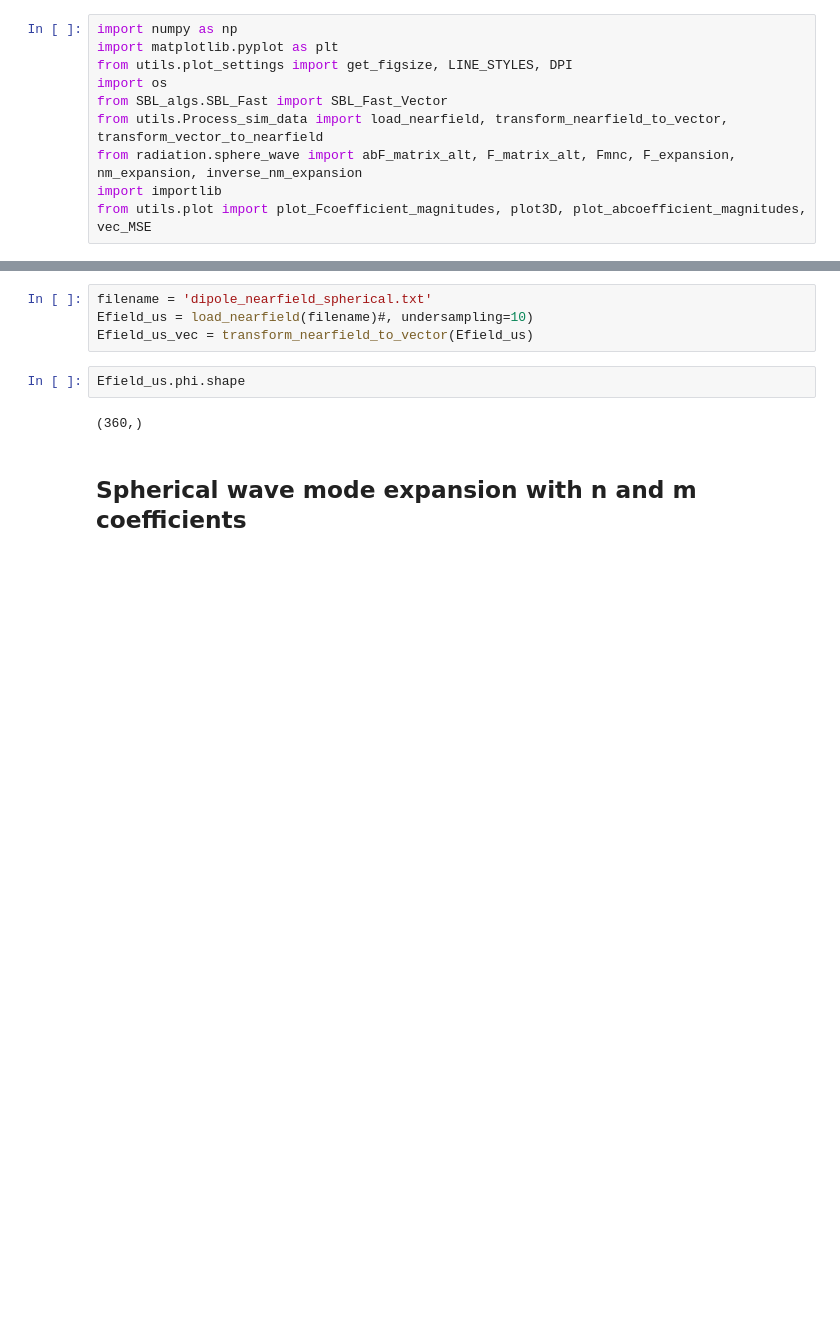
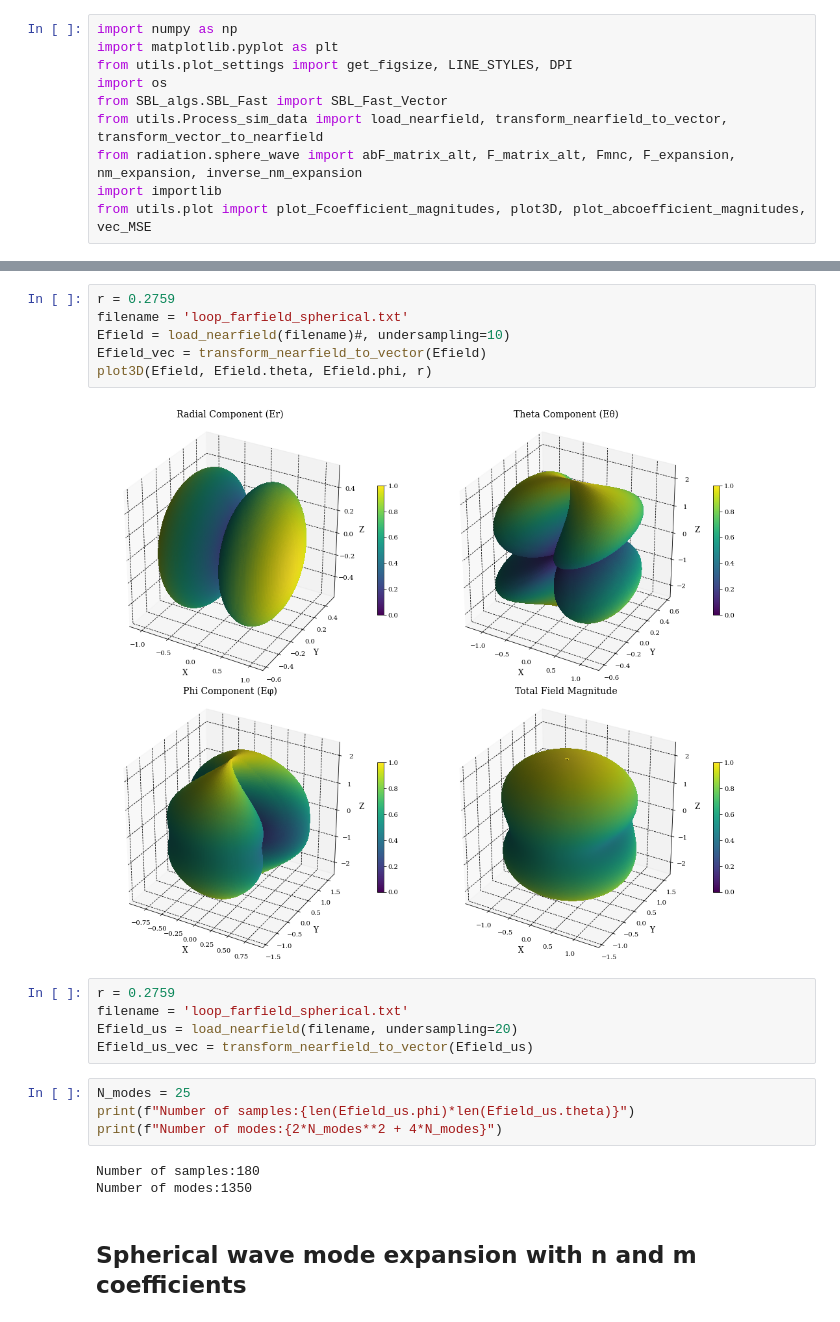
Before and after one commit to JonasThalmeier/Compressive-Sensing-for-Radiation-Patterns, a Jupyter notebook: Code/SBL_on_sim.ipynb, the cells around one changed output, grey strips where cells are left out. Drawn from its saved outputs; the diff is of its cells as text; blank space fills up the shorter version.

```diff
--- a/Code/SBL_on_sim.ipynb
+++ b/Code/SBL_on_sim.ipynb
@@ -16,11 +64,23 @@ filename = 'dipole_nearfield_spherical.txt'
+# %%
+r = 0.2759
+filename = 'loop_farfield_spherical.txt'
+Efield = load_nearfield(filename)#, undersampling=10)
+Efield_vec = transform_nearfield_to_vector(Efield)
+plot3D(Efield, Efield.theta, Efield.phi, r)
+# %% [output]
+[figure, added]
 # %%
-filename = 'dipole_nearfield_spherical.txt'
-Efield_us = load_nearfield(filename)#, undersampling=10)
+r = 0.2759
+filename = 'loop_farfield_spherical.txt'
+Efield_us = load_nearfield(filename, undersampling=20)
 Efield_us_vec = transform_nearfield_to_vector(Efield_us)
 # %%
-Efield_us.phi.shape
+N_modes = 25
+print(f"Number of samples:{len(Efield_us.phi)*len(Efield_us.theta)}")
+print(f"Number of modes:{2*N_modes**2 + 4*N_modes}")
 # %% [output]
-(360,)
+Number of samples:180
+Number of modes:1350
 # %% [markdown]
 ## Spherical wave mode expansion with n and m coefficients
 # %%
```
Also changed, not shown: parts of 7 cells of this notebook, 22 other files.
